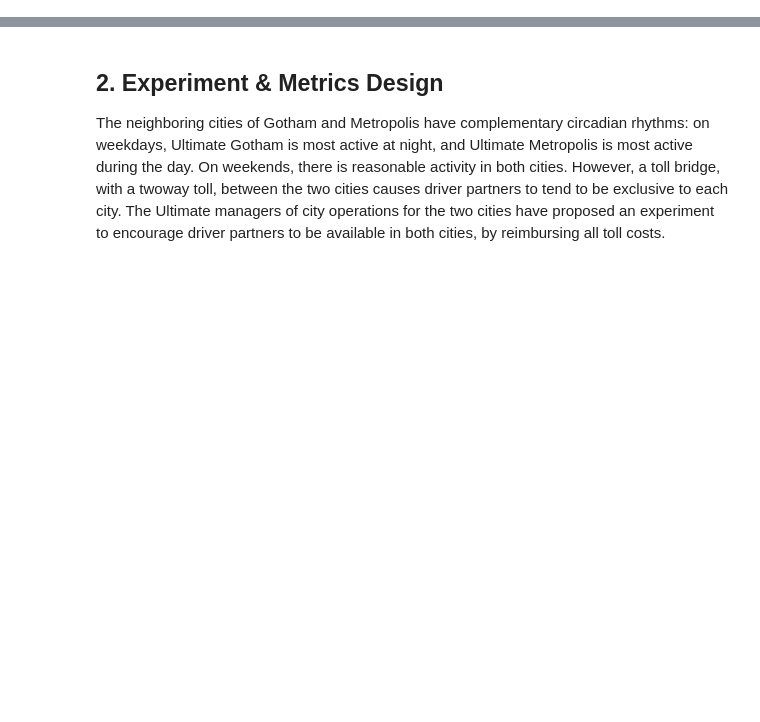
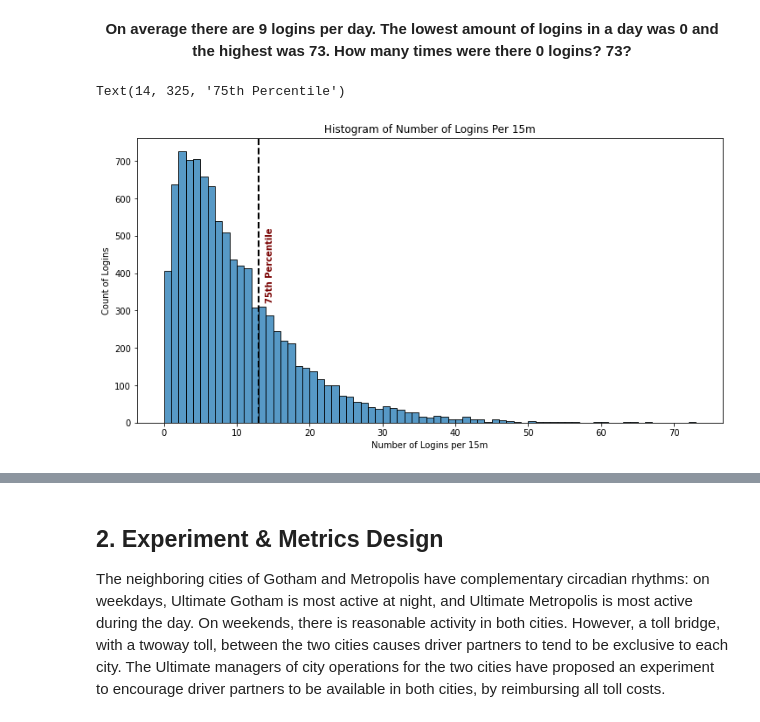
Before and after one commit to Williamdst/Springboard-DSC, a Jupyter notebook: 26.2_Ultimate-Technologies/Ultimate.ipynb, the cells around one changed output, grey strips where cells are left out. Cells and saved outputs as stored; diff of their text form; code cells hidden in the pictures; blank space fills up the shorter version.

```diff
--- a/26.2_Ultimate-Technologies/Ultimate.ipynb
+++ b/26.2_Ultimate-Technologies/Ultimate.ipynb
@@ -2,0 +8,7 @@
+# %%
+logins = pd.read_json('logins.json')
+logins['count'] = 1
+logins.set_index('login_time', inplace=True)
+# %%
+login15 = logins.resample('15T').sum().reset_index()
+login15
@@ -2,0 +41,11 @@
+# %% [markdown]
+<p style='text-align:center'> <b>On average there are 9 logins per day. The lowest amount of logins in a day was 0 and the highest was 73. How many times were there 0 logins? 73?</b>
+# %%
+plt.figure(figsize=(12,6))
+ax = sns.histplot(login15, label='Login Counts', binwidth=1, legend=False)
+ax.set(xlabel='Number of Logins per 15m', ylabel='Count of Logins', title='Histogram of Number of Logins Per 15m');
+ax.axvline(13, color='black', linestyle='--', linewidth=2)
+ax.text(14,325, '75th Percentile', rotation=90, color='#780000', fontweight='semibold')
+# %% [output]
+Text(14, 325, '75th Percentile')
+[figure, added]
```
Also changed, not shown: parts of 11 cells of this notebook.
